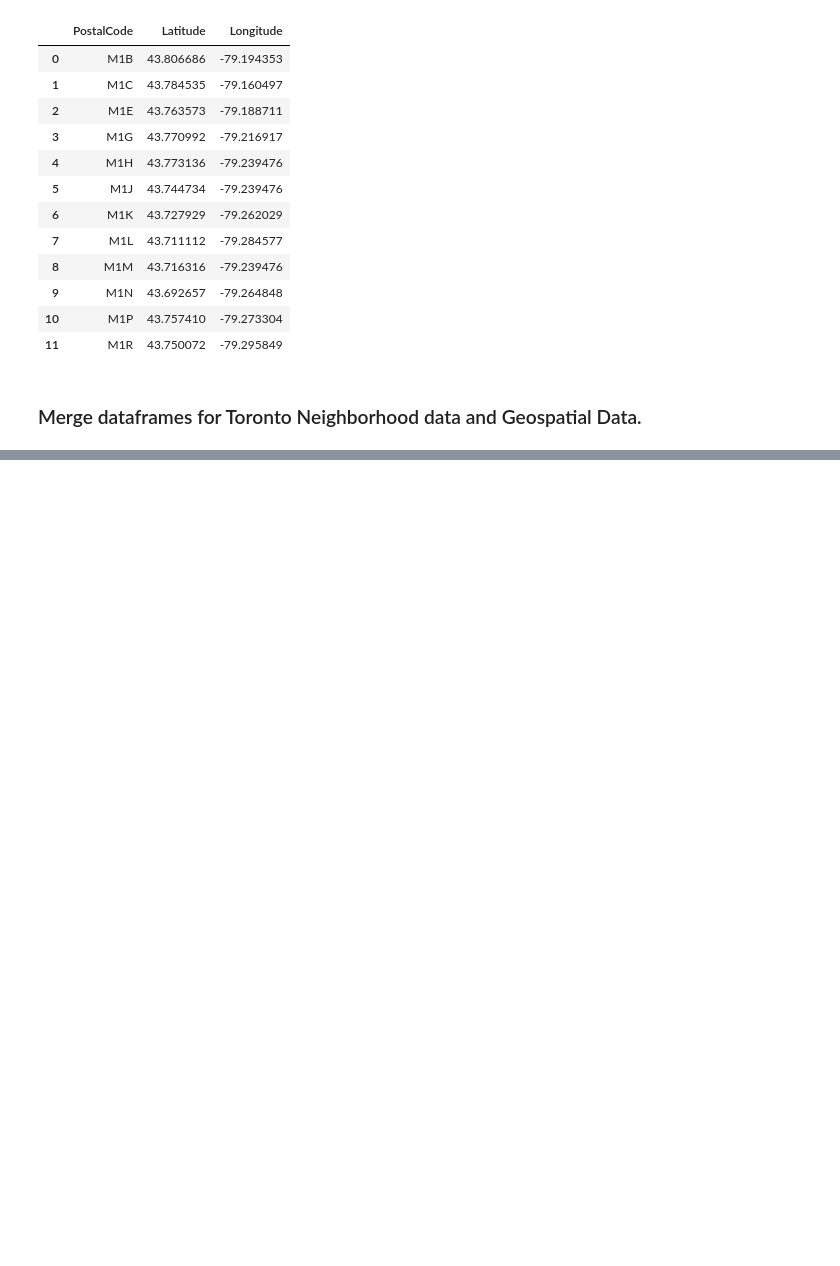
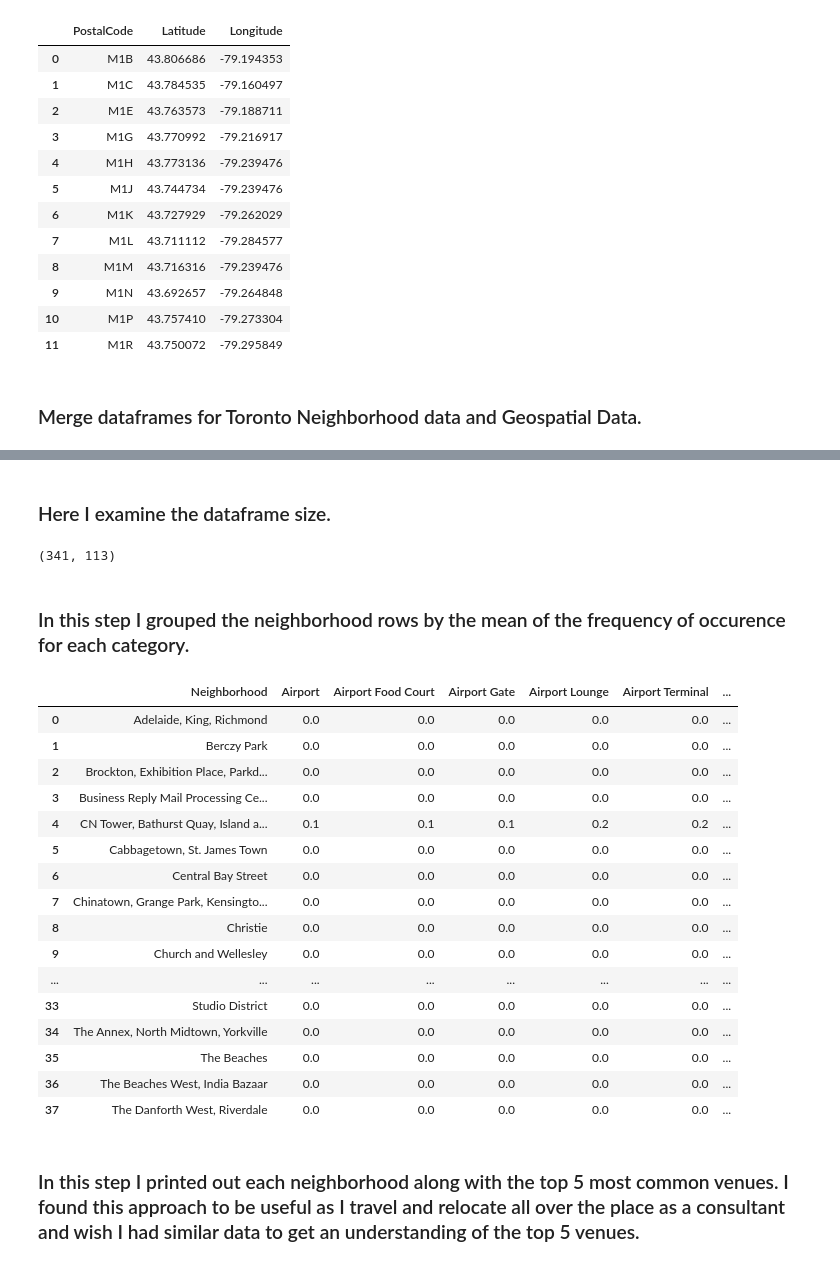
Before and after one commit to scrooksjr/Coursera_Capstone, a Jupyter notebook: Segmenting_Clustering.ipynb, the cells around one changed output, grey strips where cells are left out. Saved outputs shown, nothing was run; the diff lists cells and outputs as text; code cells hidden in the pictures; blank space fills up the shorter version.

```diff
--- a/Segmenting_Clustering.ipynb
+++ b/Segmenting_Clustering.ipynb
@@ -192,7 +192,7 @@ df.shape
 Use geospatail data to create a dataframe and merge the Toronto Neighborhood data frame with the geospatial dataframe.
 # %%
 # import and read in csv file
-geo_data = 'https://cocl.us/Geospatial_data'
+file_name = 'https://cocl.us/Geospatial_data'
 geo_data = pd.read_csv(file_name)
 # %% [markdown]
 ### Corrected the column name with code, other option would be to clean up the column names in the csv file. This change was required to merge on 'PostalCode' in the next step.
@@ -346,0 +446,21 @@ map_toronto
+# %%
+# import json and json_normalize from pandas
+import json
+from pandas.io.json import json_normalize
+
+venues = results['response']['groups'][0]['items']
+
+# flatten Json
+nearby_venues = json_normalize(venues)
+
+# filter columns
+filtered_columns = ['venue.name', 'venue.categories', 'venue.location.lat', 'venue.location.lng']
+nearby_venues =nearby_venues.loc[:, filtered_columns]
+
+# filter the category for each row
+nearby_venues['venue.categories'] = nearby_venues.apply(get_category_type, axis=1)
+
+# clean columns
+nearby_venues.columns = [col.split(".")[-1] for col in nearby_venues.columns]
+
+nearby_venues.head(10)
@@ -346,0 +532,3 @@ map_toronto
+# %%
+# get neaby venues for all neighborhoods from the toronto dataframe
+toronto_venues = getNearbyVenues(names=toronto['Neighborhood'], latitudes=toronto['Latitude'], longitudes=toronto['Longitude'])
@@ -346,0 +606,14 @@ map_toronto
+# %%
+# one hot encoding
+toronto_onehot = pd.get_dummies(toronto_venues[['Venue Category']], prefix="", prefix_sep="")
+
+# add neighborhood column back to dataframe
+toronto_onehot['Neighborhood'] = toronto_venues['Neighborhood']
+
+# move neighborhood column to the first column
+
+#fixed_columns = [toronto_onehot.columns[-1]] + list(toronto_onehot.columns[:-1])
+#toronto_onehot = toronto_onehot[fixed_columns]
+toronto_onehot = toronto_onehot[['Neighborhood']+[col for col in toronto_onehot.columns if col != 'Neighborhood']]
+
+toronto_onehot.head(10)
@@ -346,0 +632,33 @@ map_toronto
+# %% [markdown]
+### Here I examine the dataframe size.
+# %%
+# data frame dimensional size
+toronto_onehot.shape
+# %% [output]
+(341, 113)
+# %% [markdown]
+### In this step I grouped the neighborhood rows by the mean of the frequency of occurence for each category.
+# %%
+# group 'Neighborhood' by mean and reset index
+toronto_grouped = toronto_onehot.groupby('Neighborhood').mean().reset_index()
+toronto_grouped
+# %% [output]
+|  | Neighborhood | Airport | Airport Food Court | Airport Gate | Airport Lounge | Airport Terminal | ... |
+| 0 | Adelaide, King, Richmond | 0.0 | 0.0 | 0.0 | 0.0 | 0.0 | ... |
+| 1 | Berczy Park | 0.0 | 0.0 | 0.0 | 0.0 | 0.0 | ... |
+| 2 | Brockton, Exhibition Place, Parkd... | 0.0 | 0.0 | 0.0 | 0.0 | 0.0 | ... |
+| 3 | Business Reply Mail Processing Ce... | 0.0 | 0.0 | 0.0 | 0.0 | 0.0 | ... |
+| 4 | CN Tower, Bathurst Quay, Island a... | 0.1 | 0.1 | 0.1 | 0.2 | 0.2 | ... |
+| 5 | Cabbagetown, St. James Town | 0.0 | 0.0 | 0.0 | 0.0 | 0.0 | ... |
+| 6 | Central Bay Street | 0.0 | 0.0 | 0.0 | 0.0 | 0.0 | ... |
+| 7 | Chinatown, Grange Park, Kensingto... | 0.0 | 0.0 | 0.0 | 0.0 | 0.0 | ... |
+| 8 | Christie | 0.0 | 0.0 | 0.0 | 0.0 | 0.0 | ... |
+| 9 | Church and Wellesley | 0.0 | 0.0 | 0.0 | 0.0 | 0.0 | ... |
+| ... | ... | ... | ... | ... | ... | ... | ... |
+| 33 | Studio District | 0.0 | 0.0 | 0.0 | 0.0 | 0.0 | ... |
+| 34 | The Annex, North Midtown, Yorkville | 0.0 | 0.0 | 0.0 | 0.0 | 0.0 | ... |
+| 35 | The Beaches | 0.0 | 0.0 | 0.0 | 0.0 | 0.0 | ... |
+| 36 | The Beaches West, India Bazaar | 0.0 | 0.0 | 0.0 | 0.0 | 0.0 | ... |
+| 37 | The Danforth West, Riverdale | 0.0 | 0.0 | 0.0 | 0.0 | 0.0 | ... |
+# %% [markdown]
+### In this step I printed out each neighborhood along with the top 5 most common venues. I found this approach to be useful as I travel and relocate all over the place as a consultant and wish I had similar data to get an understanding of the top 5 venues.
```
Also changed, not shown: parts of 62 cells of this notebook.
